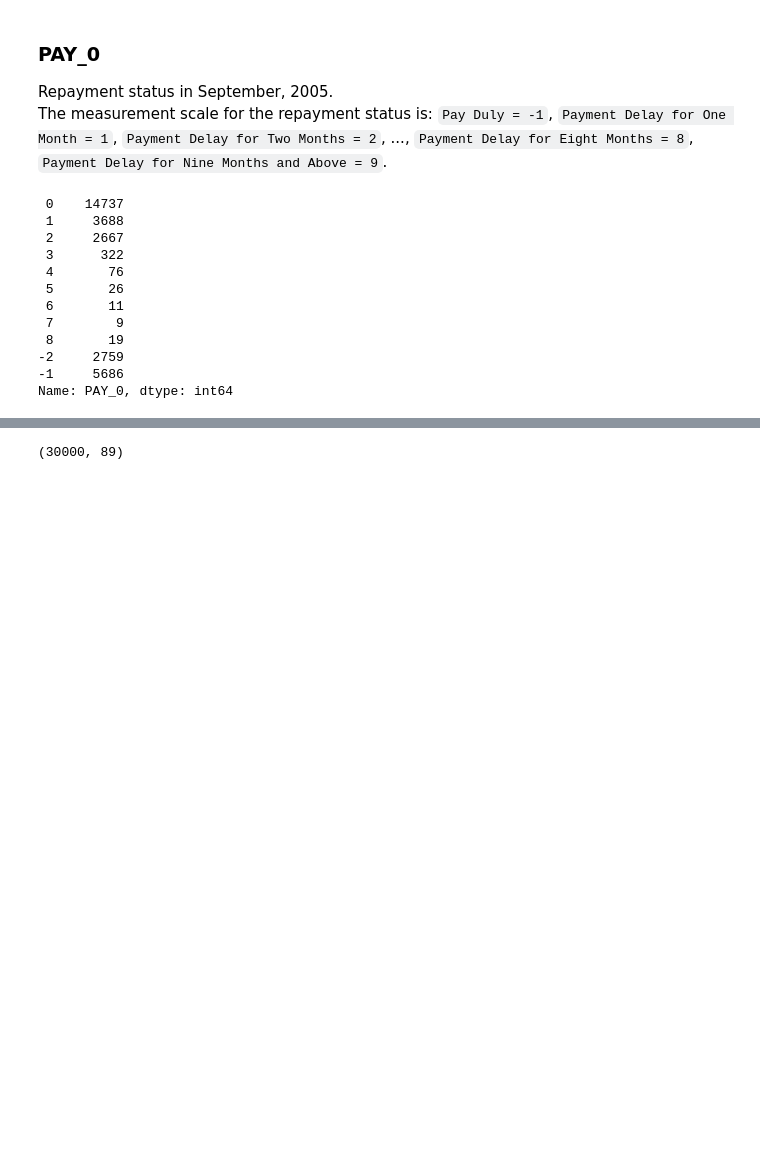
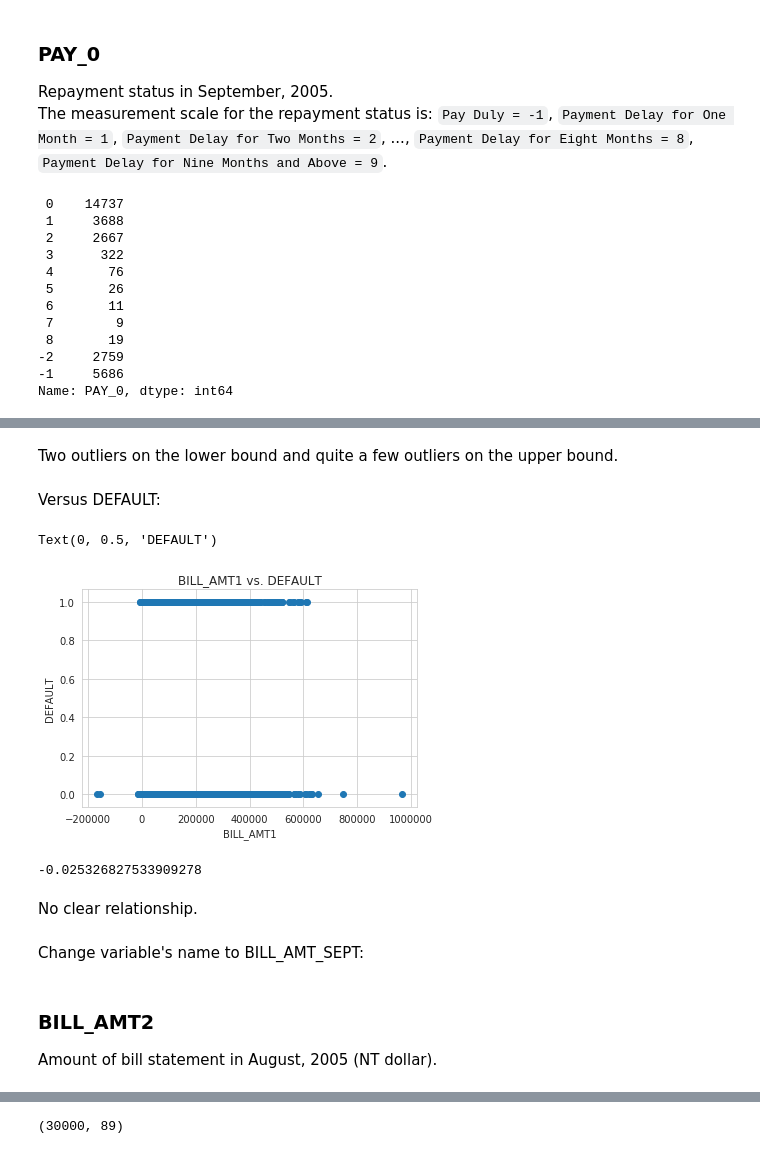
Before and after one commit to nt-ds/default-of-credit-card-clients, a Jupyter notebook: notebooks/1.0-eda.ipynb, the cells around one changed output, grey strips where cells are left out. Saved outputs shown, nothing was run; the diff lists cells and outputs as text; code cells hidden in the pictures; blank space fills up the shorter version.

```diff
--- a/notebooks/1.0-eda.ipynb
+++ b/notebooks/1.0-eda.ipynb
@@ -498,0 +885,20 @@ Index(['LIMIT_BAL', 'AGE', 'Bill_amount_Sep', 'Bill_amount_Aug',
+# %% [markdown]
+Two outliers on the lower bound and quite a few outliers on the upper bound.
+# %% [markdown]
+Versus DEFAULT:
+# %%
+plt.scatter(ccd_df.BILL_AMT1, ccd_df.DEFAULT)
+plt.title("BILL_AMT1 vs. DEFAULT")
+plt.xlabel("BILL_AMT1")
+plt.ylabel("DEFAULT")
+# %% [output]
+Text(0, 0.5, 'DEFAULT')
+[figure, added]
+# %%
+ccd_df.BILL_AMT1.corr(ccd_df.DEFAULT, method="spearman")
+# %% [output]
+-0.025326827533909278
+# %% [markdown]
+No clear relationship.
+# %% [markdown]
+Change variable's name to BILL_AMT_SEPT:
@@ -498,0 +907,3 @@ Index(['LIMIT_BAL', 'AGE', 'Bill_amount_Sep', 'Bill_amount_Aug',
+# %% [markdown]
+### BILL_AMT2
+Amount of bill statement in August, 2005 (NT dollar).
```
Also changed, not shown: parts of 202 cells of this notebook.
